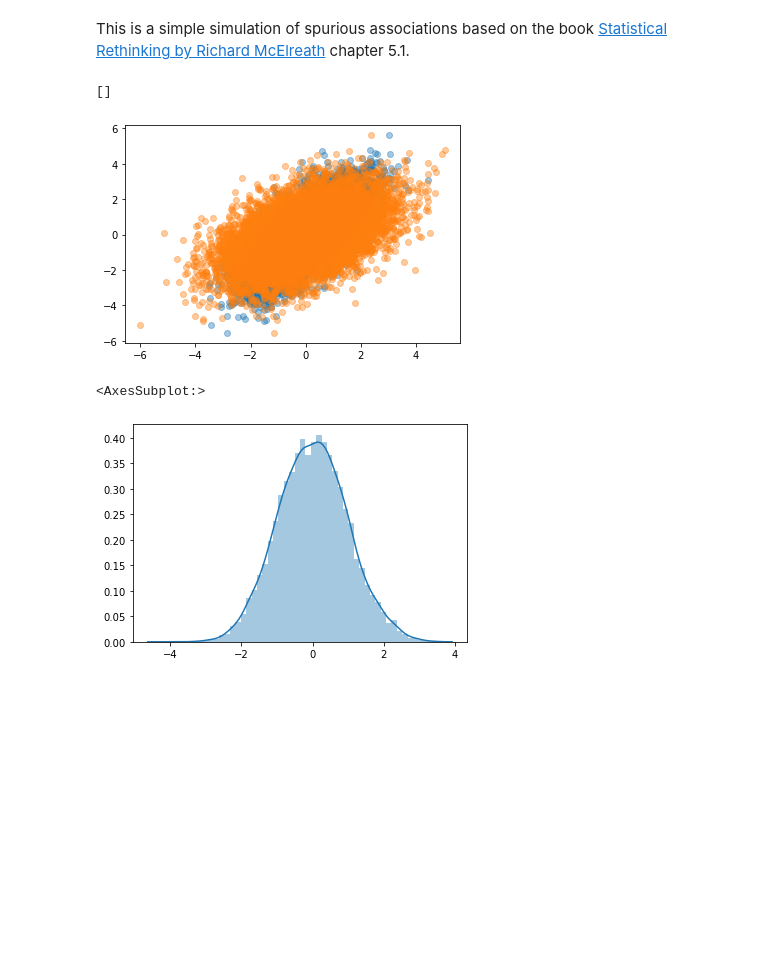
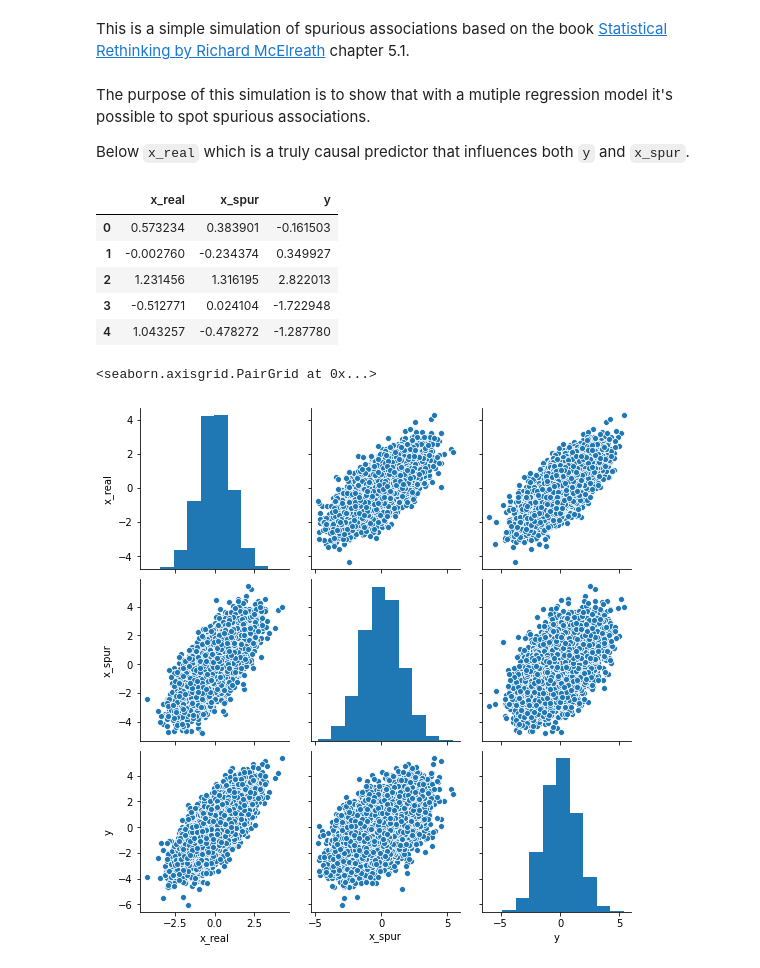
Before and after one commit to elisiojsj/Reference-Materials, a Jupyter notebook: Spurious_association_simulation.ipynb, the cells around one changed output. Drawn from its saved outputs; the diff is of its cells as text; code cells hidden in the pictures; blank space fills up the shorter version.

Commit message:
DAG, pairplot, and df added

```diff
--- a/Spurious_association_simulation.ipynb
+++ b/Spurious_association_simulation.ipynb
@@ -9,3 +11,7 @@ import seaborn as sns
+# %% [markdown]
+The purpose of this simulation is to show that with a mutiple regression model it's possible to spot spurious associations.
+
+Below `x_real` which is a truly causal predictor that influences both `y` and `x_spur`.
 # %%
 SAMP_SIZE = 10000 # size of sample
 
@@ -13,15 +19,20 @@ x_real = stats.norm.rvs(size=SAMP_SIZE)
 x_spur = stats.norm.rvs(x_real)
 y = stats.norm.rvs(x_real)
 
-plt.plot(x_real, y, 'o', alpha=0.4)
-plt.plot()
-plt.plot(x_spur, y, 'o', alpha=0.4)
-plt.plot()
+d = {'x_real': x_real,
+    'x_spur': x_spur,
+    'y': y}
+df = pd.DataFrame(data=d)
+df.head()
 # %% [output]
-[]
-[figure, removed]
+|  | x_real | x_spur | y |
+| 0 | 0.573234 | 0.383901 | -0.161503 |
+| 1 | -0.002760 | -0.234374 | 0.349927 |
+| 2 | 1.231456 | 1.316195 | 2.822013 |
+| 3 | -0.512771 | 0.024104 | -1.722948 |
+| 4 | 1.043257 | -0.478272 | -1.287780 |
-# %%
-sns.distplot(x_real)
-# %% [output]
-<AxesSubplot:>
-[figure, removed]
+# %%
+sns.pairplot(data=df)
+# %% [output]
+<seaborn.axisgrid.PairGrid at 0x...>
+[figure, added]
```
Also changed, not shown: parts of 7 cells of this notebook.
